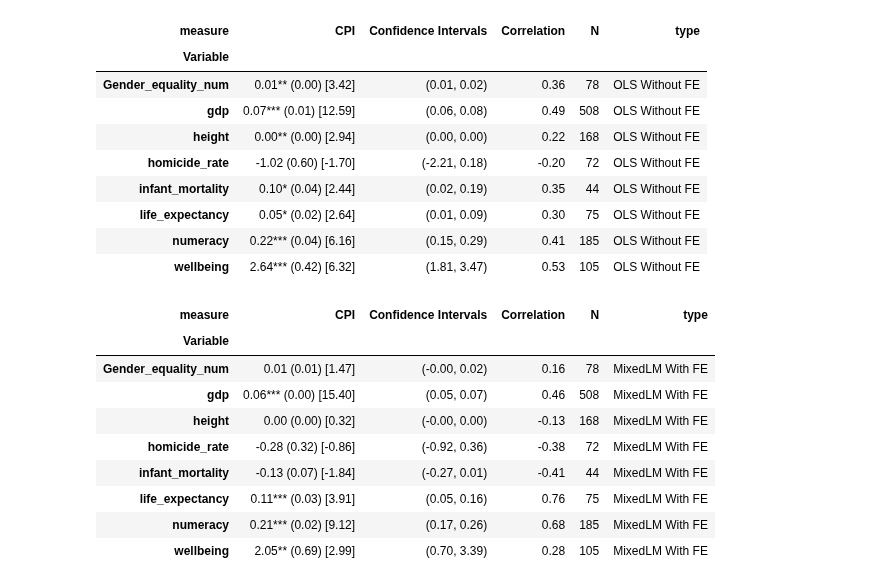
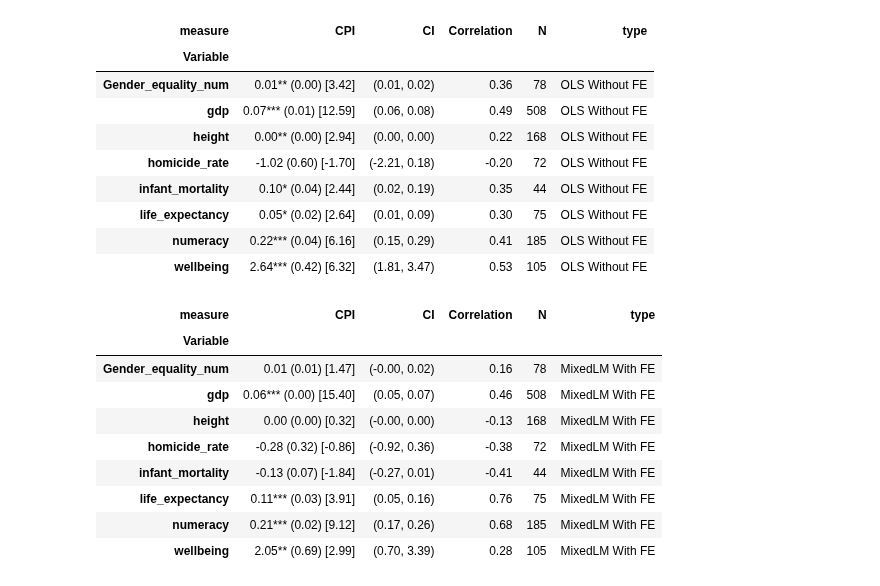
Before and after one commit to charlesdedampierre/cultura, a Jupyter notebook: 18 -HDI_summary_table.ipynb, the cells around one changed output. Cells and saved outputs as stored; diff of their text form; code cells hidden in the pictures.

```diff
--- a/18 -HDI_summary_table.ipynb
+++ b/18 -HDI_summary_table.ipynb
@@ -64,32 +71,32 @@ def add_stars(row):
 # %%
 
 
 measures_to_keep = ['Coef_p-value',
  'Correlation',
  'Coef',
  'R-squared',
  'Coef_t-value',
  'Coef_CI',
  'Coef_SE',
  'N']
 
 
 data = data[data['measure'].isin(measures_to_keep)]
 
 table = data.pivot(index='Variable', columns='measure', values='OLS Without FE')
 # Function to format the data rows, expecting a pandas Series for each row
 table['Coef_p-value'] = table['Coef_p-value'].astype(float)
 
 
 # Apply the function to create a new column with stars
 table['Coef'] = table.apply(add_stars, axis=1)
 table['Coef'] = table['Coef'] +  " ("+table['Coef_SE'] + ")" +  " ["+table['Coef_t-value'] + "]"
 table = table[['Coef', 'Coef_CI','Correlation', 'N']]
 table['type'] = 'OLS Without FE'
-table = table.rename(columns = {'Coef':'CPI', 'Coef_CI':'Confidence Intervals'})
+table = table.rename(columns = {'Coef':'CPI', 'Coef_CI':'CI'})
 table
 # %% [output]
-| measure | CPI | Confidence Intervals | Correlation | N | type |
+| measure | CPI | CI | Correlation | N | type |
 | Variable |  |  |  |  |  |
 | Gender_equality_num | 0.01** (0.00) [3.42] | (0.01, 0.02) | 0.36 | 78 | OLS Without FE |
 | gdp | 0.07*** (0.01) [12.59] | (0.06, 0.08) | 0.49 | 508 | OLS Without FE |
@@ -100,21 +107,21 @@ table
 | numeracy | 0.22*** (0.04) [6.16] | (0.15, 0.29) | 0.41 | 185 | OLS Without FE |
 | wellbeing | 2.64*** (0.42) [6.32] | (1.81, 3.47) | 0.53 | 105 | OLS Without FE |
 # %%
-table = data.pivot(index='Variable', columns='measure', values='MixedLM With FE')
+table_1 = data.pivot(index='Variable', columns='measure', values='MixedLM With FE')
 # Function to format the data rows, expecting a pandas Series for each row
-table['Coef_p-value'] = table['Coef_p-value'].astype(float)
+table_1['Coef_p-value'] = table_1['Coef_p-value'].astype(float)
 
 
 # Apply the function to create a new column with stars
-table['Coef'] = table.apply(add_stars, axis=1)
-table['Coef'] = table['Coef'] +  " ("+table['Coef_SE'] + ")" +  " ["+table['Coef_t-value'] + "]"
-table = table[['Coef', 'Coef_CI','Correlation', 'N']]
-table['type'] = 'MixedLM With FE'
-table = table.rename(columns = {'Coef':'CPI', 'Coef_CI':'Confidence Intervals'})
+table_1['Coef'] = table_1.apply(add_stars, axis=1)
+table_1['Coef'] = table_1['Coef'] +  " ("+table_1['Coef_SE'] + ")" +  " ["+table_1['Coef_t-value'] + "]"
+table_1 = table_1[['Coef', 'Coef_CI','Correlation', 'N']]
+table_1['type'] = 'MixedLM With FE'
+table_1 = table_1.rename(columns = {'Coef':'CPI', 'Coef_CI':'CI'})
 
-table
+table_1
 # %% [output]
-| measure | CPI | Confidence Intervals | Correlation | N | type |
+| measure | CPI | CI | Correlation | N | type |
 | Variable |  |  |  |  |  |
 | Gender_equality_num | 0.01 (0.01) [1.47] | (-0.00, 0.02) | 0.16 | 78 | MixedLM With FE |
 | gdp | 0.06*** (0.00) [15.40] | (0.05, 0.07) | 0.46 | 508 | MixedLM With FE |
```
Also changed, not shown: parts of 3 cells of this notebook, 2 other files.
